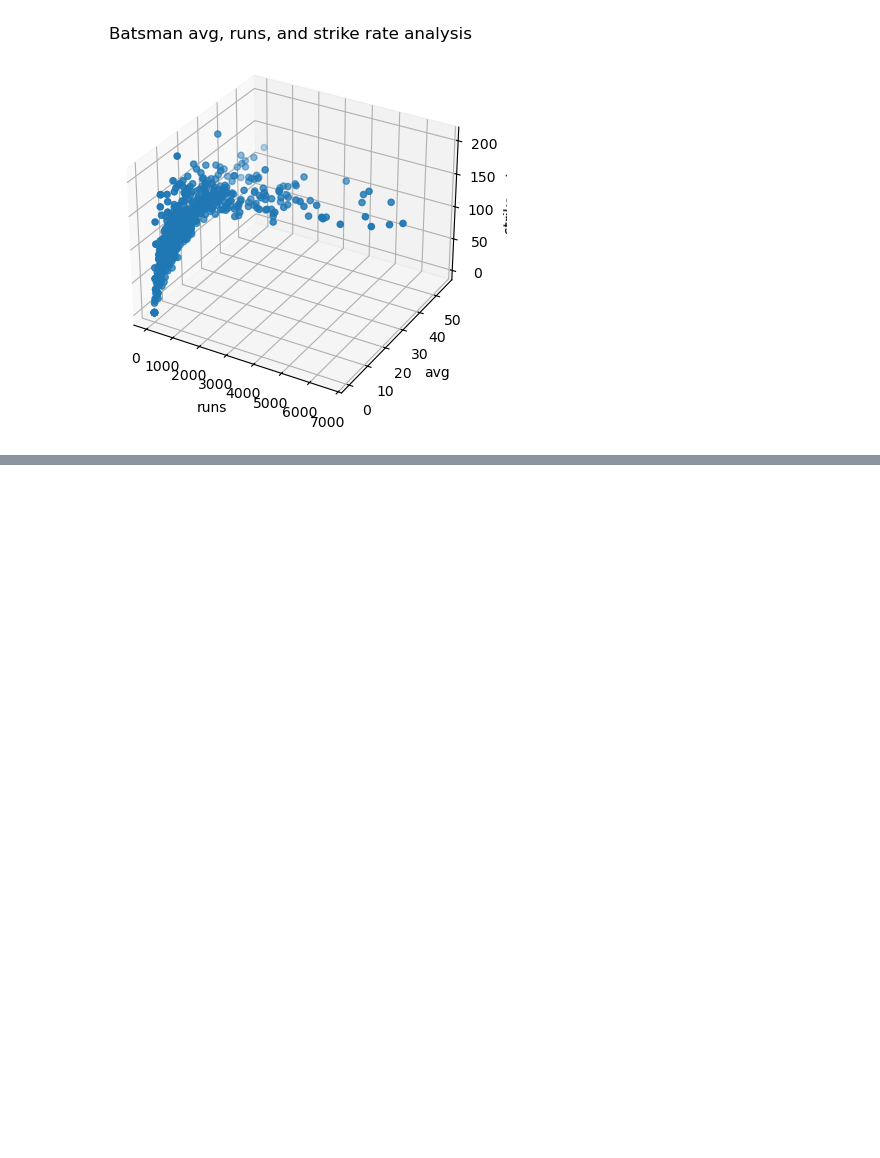
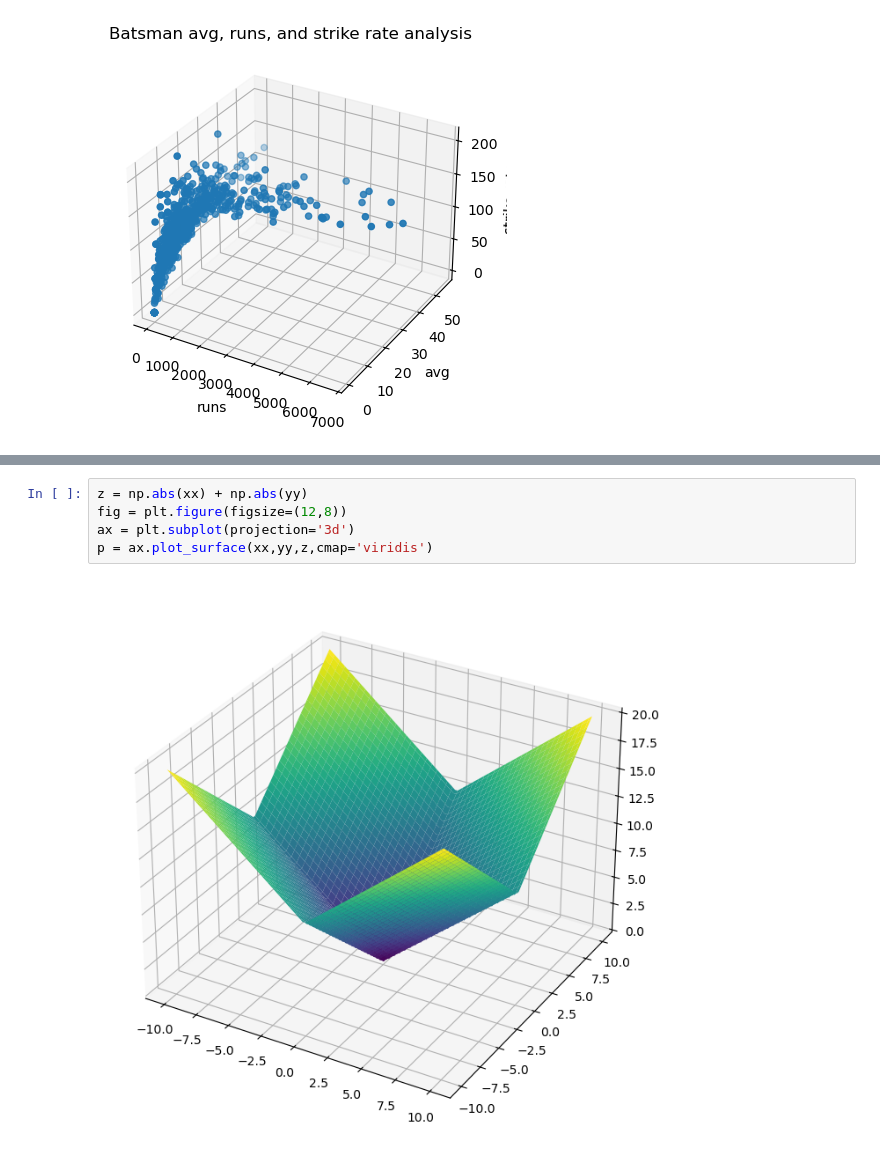
Before and after one commit to Basit6117/ML, a Jupyter notebook: advance_matplotlib.ipynb, the cells around one changed output, grey strips where cells are left out. Drawn from its saved outputs; the diff is of its cells as text; blank space fills up the shorter version.

```diff
--- a/advance_matplotlib.ipynb
+++ b/advance_matplotlib.ipynb
@@ -235,0 +271,7 @@ Text(0.5, 0, 'strike rate')
+# %%
+z = np.abs(xx) + np.abs(yy)
+fig = plt.figure(figsize=(12,8))
+ax = plt.subplot(projection='3d')
+p = ax.plot_surface(xx,yy,z,cmap='viridis')
+# %% [output]
+[figure, added]
```
Also changed, not shown: parts of 17 cells of this notebook, 1 other file.
